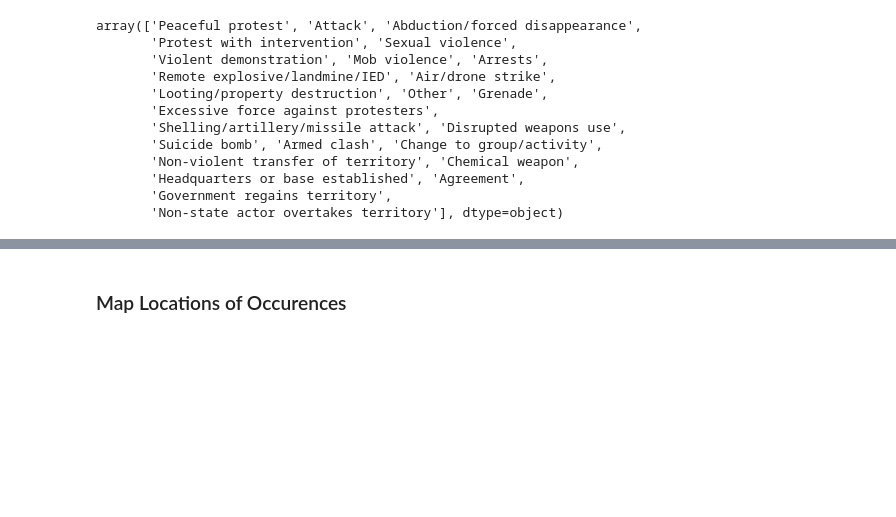
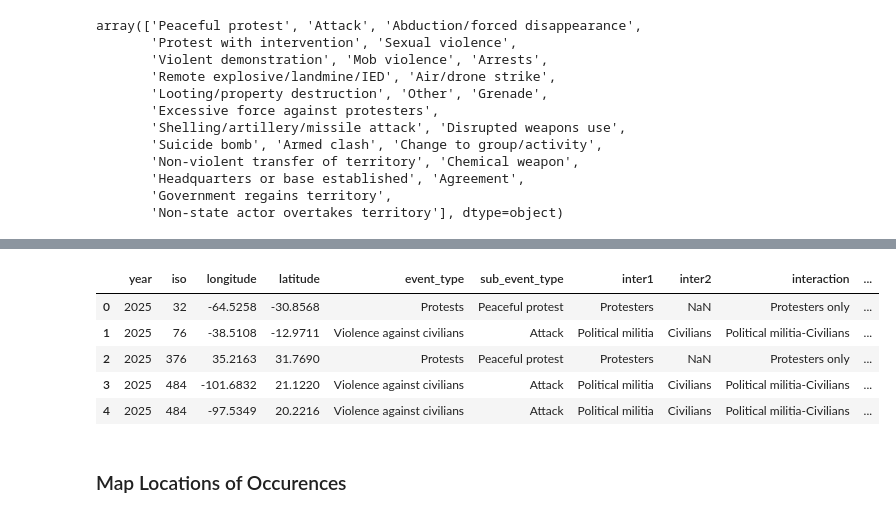
Before and after one commit to felipeq22/machine_learning_project, a Jupyter notebook: data_exploration_pre-NLP.ipynb, the cells around one changed output, grey strips where cells are left out. Drawn from its saved outputs; the diff is of its cells as text; code cells hidden in the pictures; blank space fills up the shorter version.

```diff
--- a/data_exploration_pre-NLP.ipynb
+++ b/data_exploration_pre-NLP.ipynb
@@ -86,0 +96,4 @@ df_full.duplicated().sum()
+# %%
+# Remove location in parentheses from 'actor1' and 'actor2'
+df_full['actor1'] = df_full['actor1'].str.replace(r'\s*\(.*?\)', '', regex=True)
+df_full['actor2'] = df_full['actor2'].str.replace(r'\s*\(.*?\)', '', regex=True)
@@ -130,3 +179,21 @@ array(['Peaceful protest', 'Attack', 'Abduction/forced disappearance',
+# %%
+# Subset the dataframe to include only selected features
+selected_features = [
+    'year', 'iso', 'longitude', 'latitude',
+    'event_type', 'sub_event_type',
+    'inter1', 'inter2', 'interaction',
+    'fatalities', 'event_id_cnty', 'target_group'
+]
+
+df_subset = df_full[selected_features].copy()
+df_subset.head()
+# %% [output]
+|  | year | iso | longitude | latitude | event_type | sub_event_type | inter1 | inter2 | interaction | ... |
+| 0 | 2025 | 32 | -64.5258 | -30.8568 | Protests | Peaceful protest | Protesters | NaN | Protesters only | ... |
+| 1 | 2025 | 76 | -38.5108 | -12.9711 | Violence against civilians | Attack | Political militia | Civilians | Political militia-Civilians | ... |
+| 2 | 2025 | 376 | 35.2163 | 31.7690 | Protests | Peaceful protest | Protesters | NaN | Protesters only | ... |
+| 3 | 2025 | 484 | -101.6832 | 21.1220 | Violence against civilians | Attack | Political militia | Civilians | Political militia-Civilians | ... |
+| 4 | 2025 | 484 | -97.5349 | 20.2216 | Violence against civilians | Attack | Political militia | Civilians | Political militia-Civilians | ... |
 # %% [markdown]
 ### Map Locations of Occurences
 # %%
```
Also changed, not shown: parts of 6 cells of this notebook.
